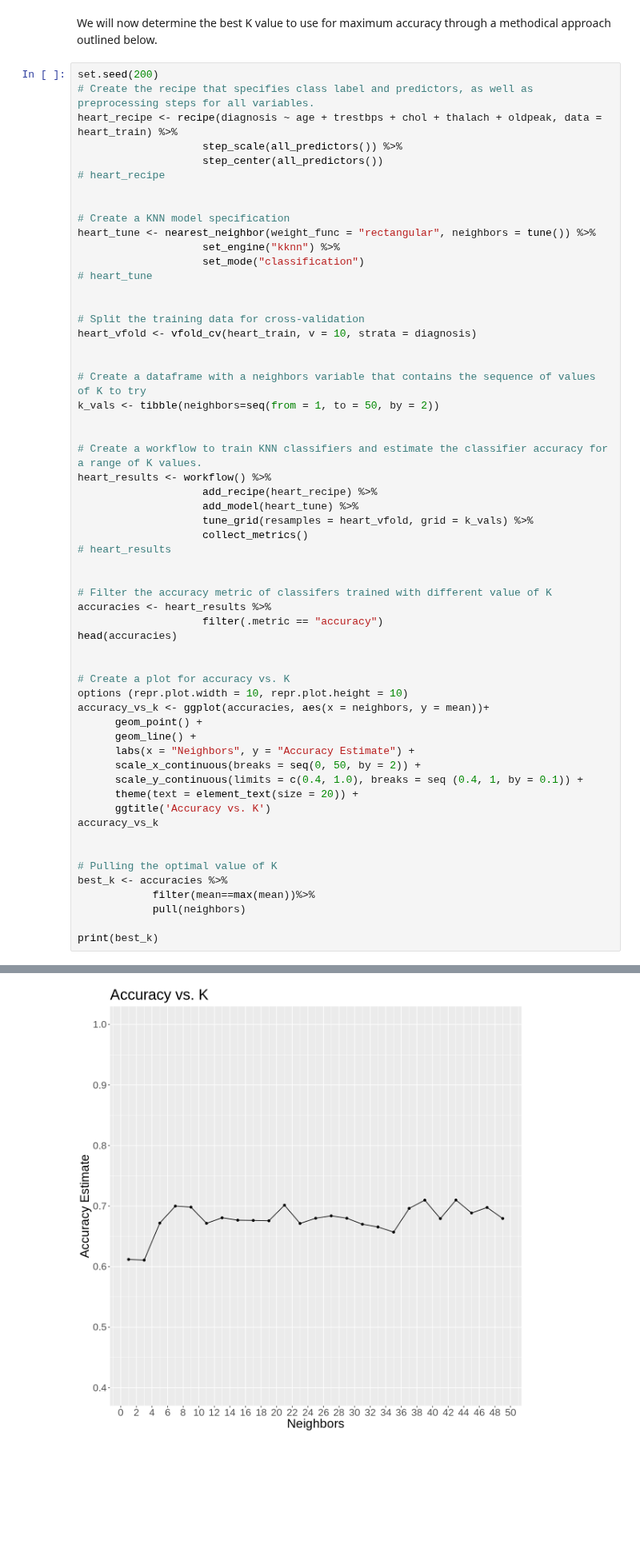
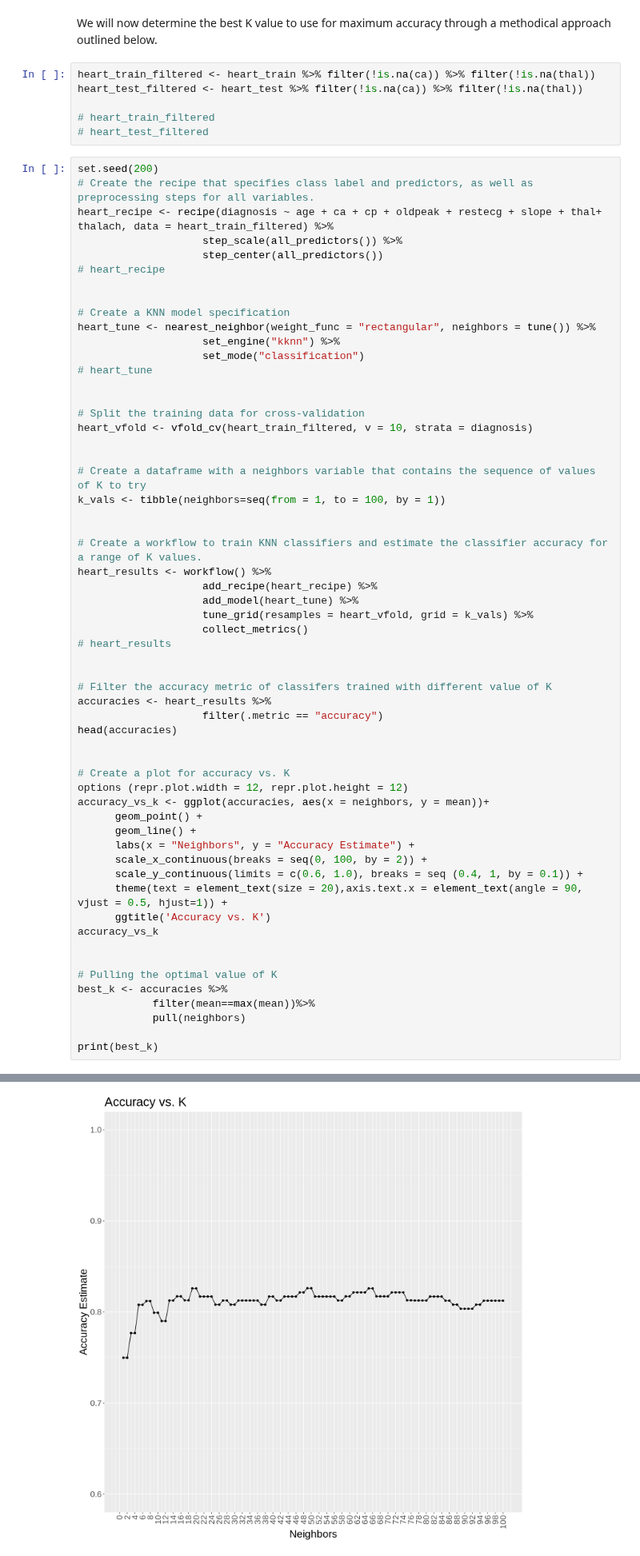
Before and after one commit to acholj/Updated-DSCI-Group-Project, a Jupyter notebook: Heart_Disease_Report.ipynb, the cells around one changed output, grey strips where cells are left out. Shown at 80% size. Saved outputs shown, nothing was run; the diff lists cells and outputs as text; blank space fills up the shorter version.

```diff
--- a/Heart_Disease_Report.ipynb
+++ b/Heart_Disease_Report.ipynb
@@ -237,10 +252,16 @@ heart_test_selected <- heart_test %>% select(age,ca,cp,oldpeak,restecg,slope, th
 ### 5. Model Training and Model Tuning using Cross-validation
 # %% [markdown]
 We will now determine the best K value to use for maximum accuracy through a methodical approach outlined below.
+# %%
+heart_train_filtered <- heart_train %>% filter(!is.na(ca)) %>% filter(!is.na(thal))
+heart_test_filtered <- heart_test %>% filter(!is.na(ca)) %>% filter(!is.na(thal))
+
+# heart_train_filtered
+# heart_test_filtered
 # %%
 set.seed(200)
 # Create the recipe that specifies class label and predictors, as well as preprocessing steps for all variables.
-heart_recipe <- recipe(diagnosis ~ age + trestbps + chol + thalach + oldpeak, data = heart_train) %>%
+heart_recipe <- recipe(diagnosis ~ age + ca + cp + oldpeak + restecg + slope + thal+ thalach, data = heart_train_filtered) %>%
                     step_scale(all_predictors()) %>%
                     step_center(all_predictors())
 # heart_recipe
@@ -254,11 +275,11 @@ heart_tune <- nearest_neighbor(weight_func = "rectangular", neighbors = tune())
 
 
 # Split the training data for cross-validation
-heart_vfold <- vfold_cv(heart_train, v = 10, strata = diagnosis)
+heart_vfold <- vfold_cv(heart_train_filtered, v = 10, strata = diagnosis)
 
 
 # Create a dataframe with a neighbors variable that contains the sequence of values of K to try
-k_vals <- tibble(neighbors=seq(from = 1, to = 50, by = 2))
+k_vals <- tibble(neighbors=seq(from = 1, to = 100, by = 1))
 
 
 # Create a workflow to train KNN classifiers and estimate the classifier accuracy for a range of K values.
@@ -277,14 +298,14 @@ head(accuracies)
 
 
 # Create a plot for accuracy vs. K
-options (repr.plot.width = 10, repr.plot.height = 10)
+options (repr.plot.width = 12, repr.plot.height = 12)
 accuracy_vs_k <- ggplot(accuracies, aes(x = neighbors, y = mean))+
       geom_point() +
       geom_line() +
       labs(x = "Neighbors", y = "Accuracy Estimate") +
-      scale_x_continuous(breaks = seq(0, 50, by = 2)) +
-      scale_y_continuous(limits = c(0.4, 1.0), breaks = seq (0.4, 1, by = 0.1)) +
-      theme(text = element_text(size = 20)) +
+      scale_x_continuous(breaks = seq(0, 100, by = 2)) +
+      scale_y_continuous(limits = c(0.6, 1.0), breaks = seq (0.4, 1, by = 0.1)) +
+      theme(text = element_text(size = 20),axis.text.x = element_text(angle = 90, vjust = 0.5, hjust=1)) +
       ggtitle('Accuracy vs. K')
 accuracy_vs_k
 
@@ -309,4 +330,4 @@ A tibble: 6 × 7
-[figure, old version]
+[figure, new version]
 # %% [markdown]
 #### 6. Model Testing and Performance Evaluation
 # %% [markdown]
```
Also changed, not shown: parts of 15 cells of this notebook.
